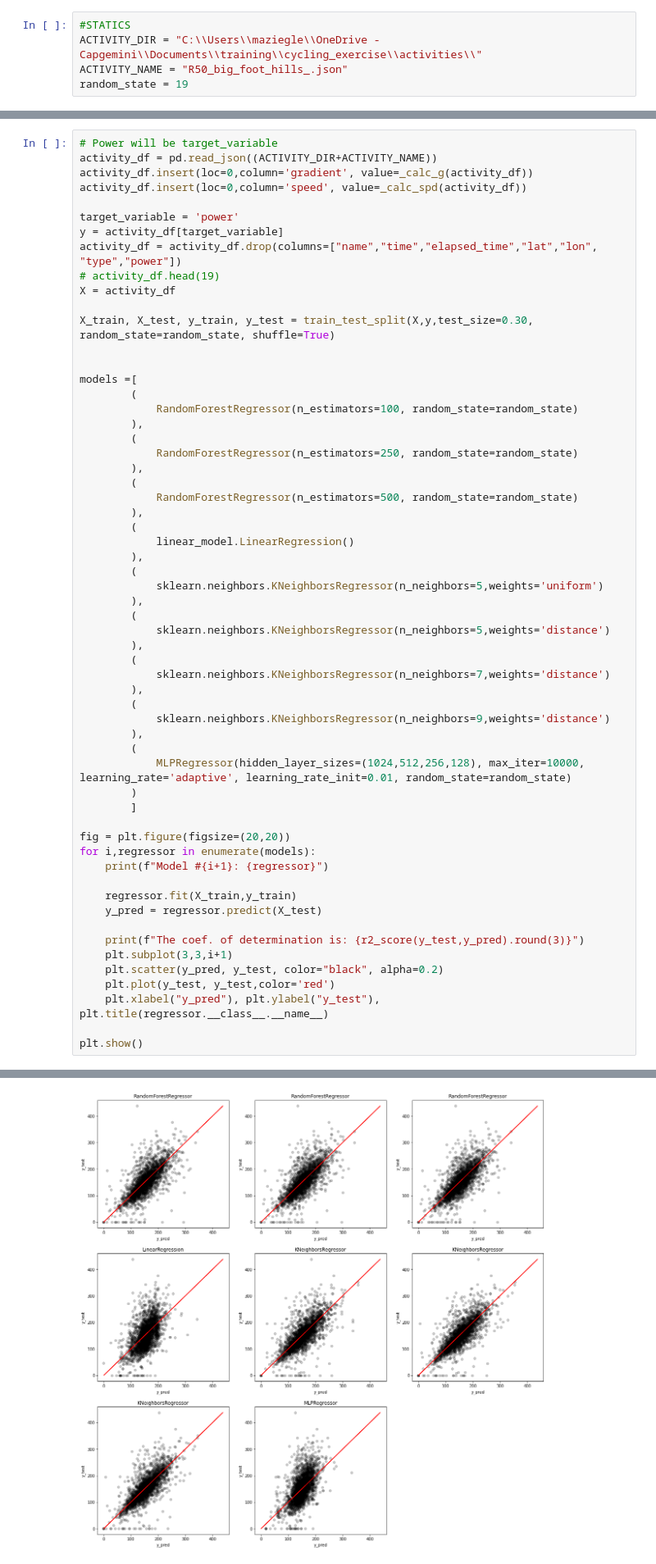
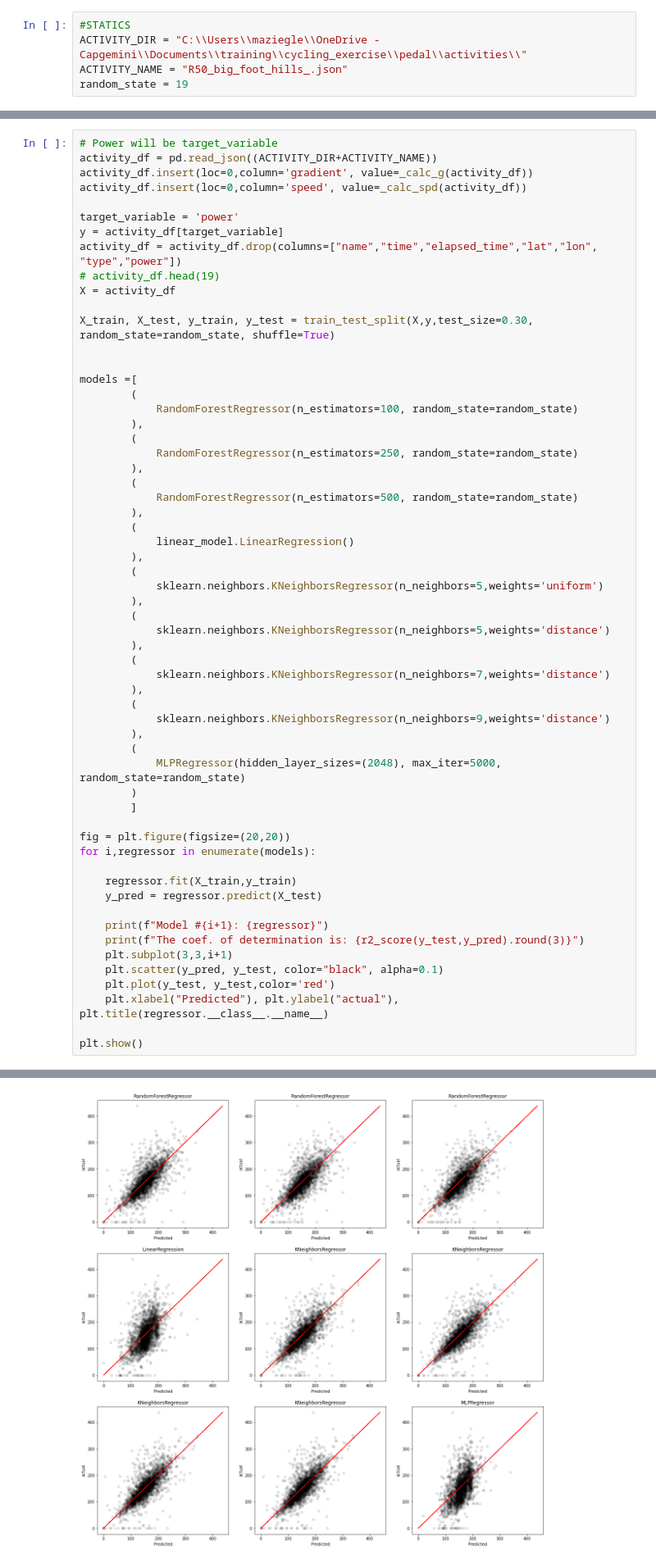
Before and after one commit to magnusziegler-cap/cycling_exercise, a Jupyter notebook: pedal/notebooks/3_experimenting.ipynb, the cells around one changed output, grey strips where cells are left out. Shown at 82% size. Drawn from its saved outputs; the diff is of its cells as text.

```diff
--- a/pedal/notebooks/3_experimenting.ipynb
+++ b/pedal/notebooks/3_experimenting.ipynb
@@ -15,7 +18,7 @@ from sklearn.model_selection import GridSearchCV
 from joblib import dump, load
 # %%
 #STATICS
-ACTIVITY_DIR = "C:\\Users\\maziegle\\OneDrive - Capgemini\\Documents\\training\\cycling_exercise\\activities\\"
+ACTIVITY_DIR = "C:\\Users\\maziegle\\OneDrive - Capgemini\\Documents\\training\\cycling_exercise\\pedal\\activities\\"
 ACTIVITY_NAME = "R50_big_foot_hills_.json"
 random_state = 19
 # %%
@@ -223,22 +226,22 @@ models =[
             sklearn.neighbors.KNeighborsRegressor(n_neighbors=9,weights='distance')
         ),
         (
-            MLPRegressor(hidden_layer_sizes=(1024,512,256,128), max_iter=10000, learning_rate='adaptive', learning_rate_init=0.01, random_state=random_state)
+            MLPRegressor(hidden_layer_sizes=(2048), max_iter=5000, random_state=random_state)
         )
         ]
 
 fig = plt.figure(figsize=(20,20))
 for i,regressor in enumerate(models):
-    print(f"Model #{i+1}: {regressor}")
 
     regressor.fit(X_train,y_train)
     y_pred = regressor.predict(X_test)
 
+    print(f"Model #{i+1}: {regressor}")
     print(f"The coef. of determination is: {r2_score(y_test,y_pred).round(3)}")
     plt.subplot(3,3,i+1)
-    plt.scatter(y_pred, y_test, color="black", alpha=0.2)
+    plt.scatter(y_pred, y_test, color="black", alpha=0.1)
     plt.plot(y_test, y_test,color='red')
-    plt.xlabel("y_pred"), plt.ylabel("y_test"), plt.title(regressor.__class__.__name__)
+    plt.xlabel("Predicted"), plt.ylabel("actual"), plt.title(regressor.__class__.__name__)
 
 plt.show()
 # %% [output]
@@ -262 +266 @@ The coef. of determination is: 0.334
-[figure, old version]
+[figure, new version]
```
Also changed, not shown: parts of 7 cells of this notebook.
